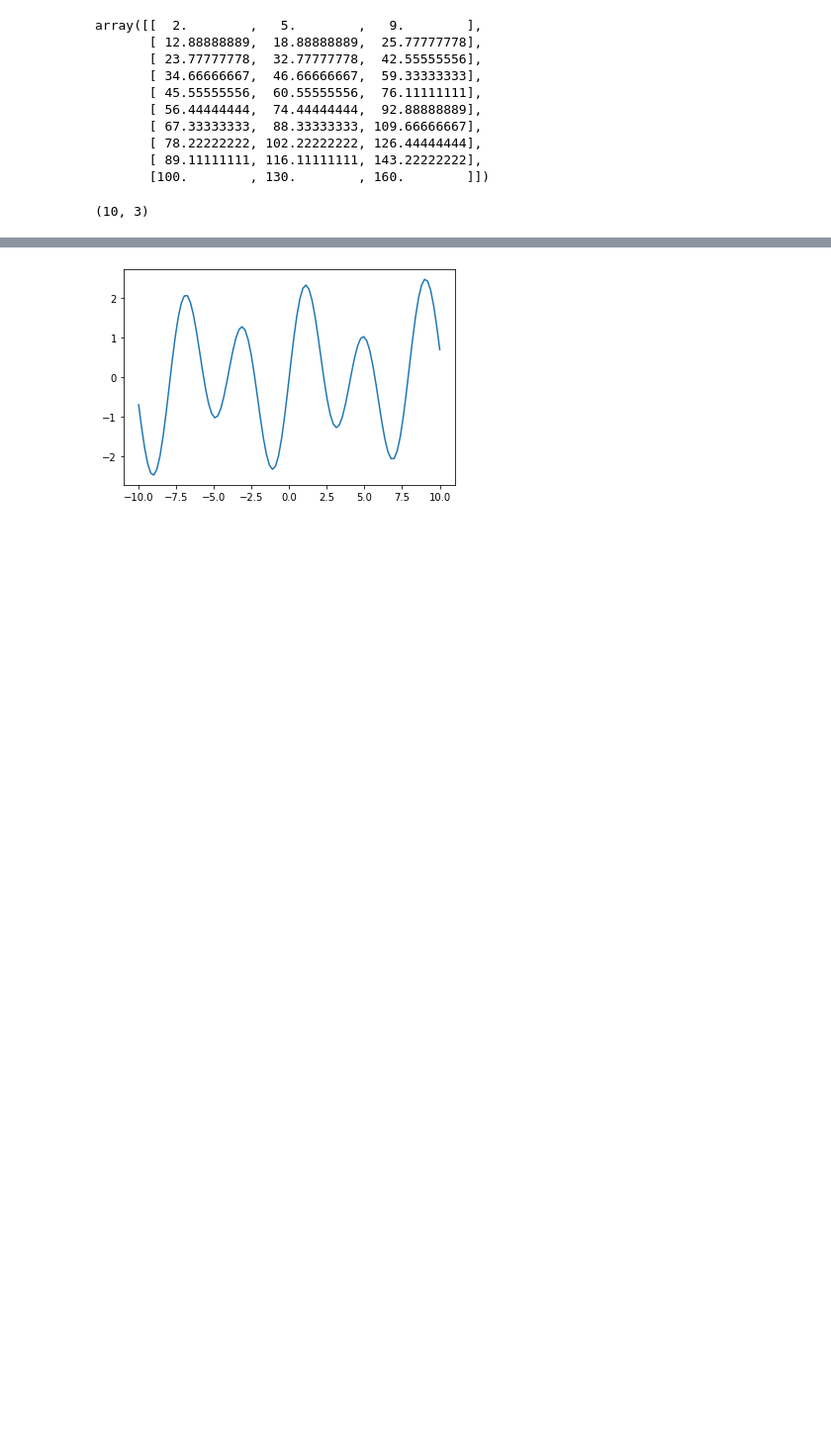
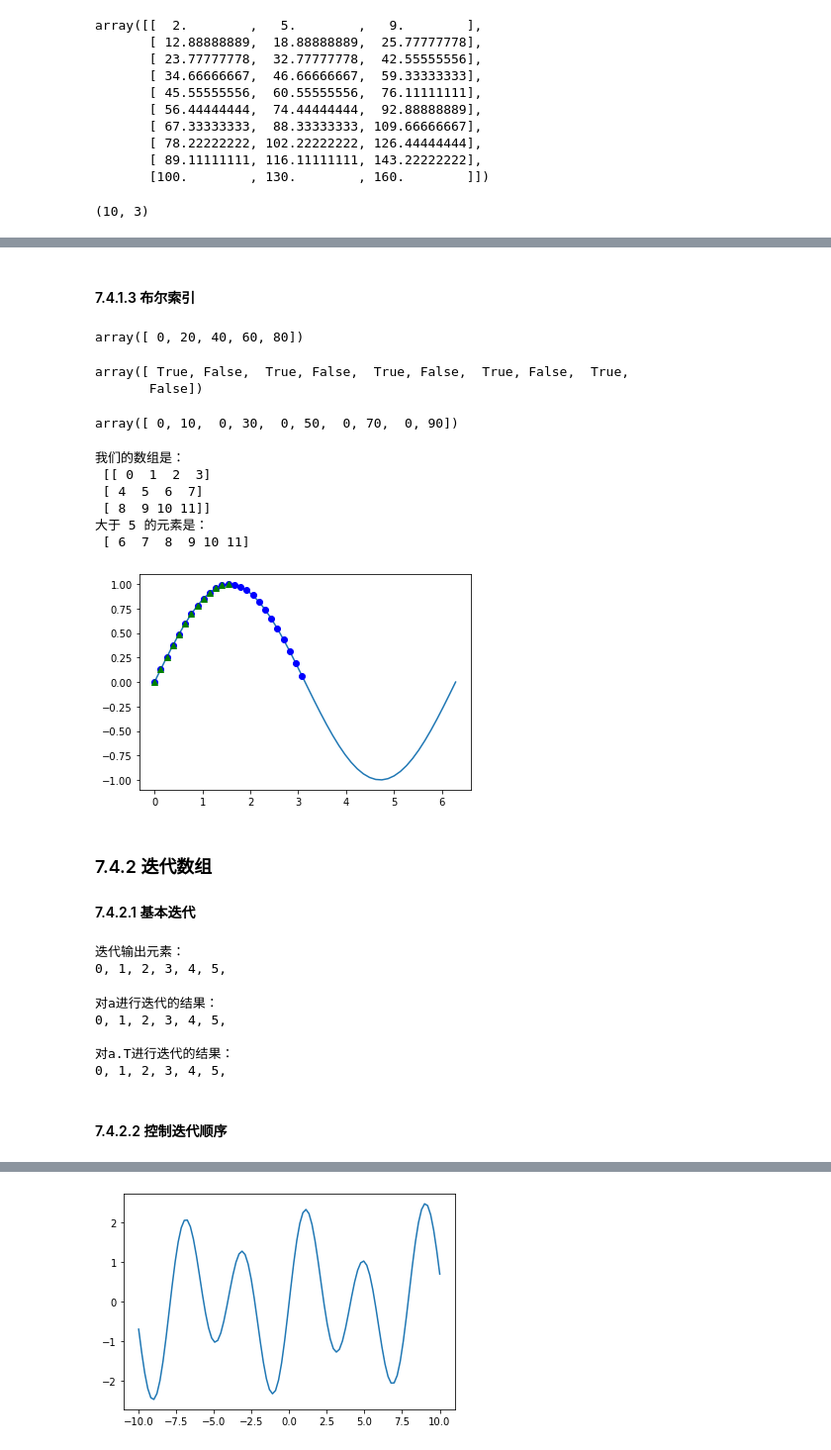
Before and after one commit to samuelzq/python_math, a Jupyter notebook: ch07/chp7.ipynb, the cells around one changed output, grey strips where cells are left out. Shown: that part at 99% size. Saved outputs shown, nothing was run; the diff lists cells and outputs as text; code cells hidden in the pictures; blank space fills up the shorter version.

```diff
--- a/ch07/chp7.ipynb
+++ b/ch07/chp7.ipynb
@@ -108,0 +340,77 @@ plt.show()
+# %% [markdown]
+#### 7.4.1.3	布尔索引
+# %%
+a = np.arange(0, 100, 10)
+idx = [True, False, True, False, True, False, True, False, True, False]
+a[idx]    # 从索引0开始，包括0在内，选择所有偶数索引
+# %% [output]
+array([ 0, 20, 40, 60, 80])
+# %%
+a = np.arange(0, 100, 10)
+idx = a%20==0     # 产生bool数组，长度10
+idx
+# %% [output]
+array([ True, False,  True, False,  True, False,  True, False,  True,
+       False])
+# %%
+a[idx] = 0
+a
+# %% [output]
+array([ 0, 10,  0, 30,  0, 50,  0, 70,  0, 90])
+# %%
+x = np.array([0, 1, 2, 3, 4, 5, 6, 7, 8, 9, 10, 11]).reshape(3,4)
+print('我们的数组是：\n', x)
+print('大于 5 的元素是：\n', x[x >  5])
+# %% [output]
+我们的数组是：
+ [[ 0  1  2  3]
+ [ 4  5  6  7]
+ [ 8  9 10 11]]
+大于 5 的元素是：
+ [ 6  7  8  9 10 11]
+# %%
+import matplotlib.pyplot as plt
+
+# 绘制 0 ～ 2π 之间的正弦曲线
+a = np.linspace(0, 2 * np.pi, 50)
+b = np.sin(a)
+plt.plot(a,b)
+
+# 标识出正弦曲线在 0 ～ 2π 之间大于0的采样点
+mask = b >= 0
+plt.plot(a[mask], b[mask], 'bo')  # 蓝色点
+
+# 标识出正弦曲线在 0 ～ π/2 之间大于0的采样点
+mask = (b >= 0) & (a <= np.pi / 2)
+plt.plot(a[mask], b[mask], 'g^')  # 绿三角
+plt.show()
+# %% [output]
+[figure, added]
+# %% [markdown]
+### 7.4.2	迭代数组
+#### 7.4.2.1	基本迭代
+# %%
+a = np.arange(6).reshape(2,3)
+print('迭代输出元素：')
+for x in np.nditer(a):
+    print(x, end=", " )
+# %% [output]
+迭代输出元素：
+0, 1, 2, 3, 4, 5,
+# %%
+a = np.arange(6).reshape(2,3)
+print('对a进行迭代的结果：')
+for x in np.nditer(a):
+    print(x, end=", " )
+print('\n')
+print('对a.T进行迭代的结果：')
+for x in np.nditer(a.T):
+    print(x, end=", " )
+# %% [output]
+对a进行迭代的结果：
+0, 1, 2, 3, 4, 5,
+
+对a.T进行迭代的结果：
+0, 1, 2, 3, 4, 5,
+# %% [markdown]
+#### 7.4.2.2	控制迭代顺序
```
Also changed, not shown: parts of 189 cells of this notebook.
